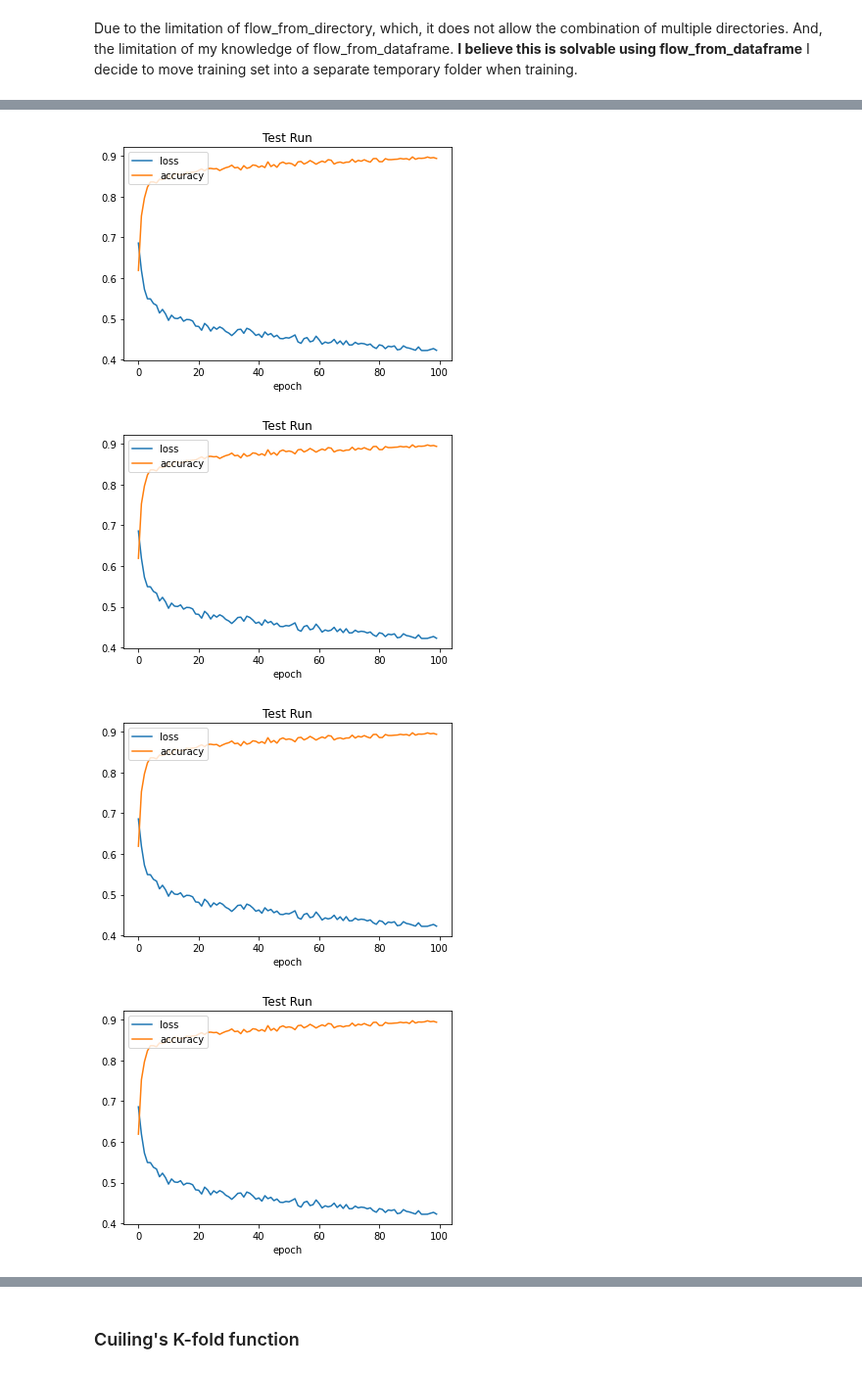
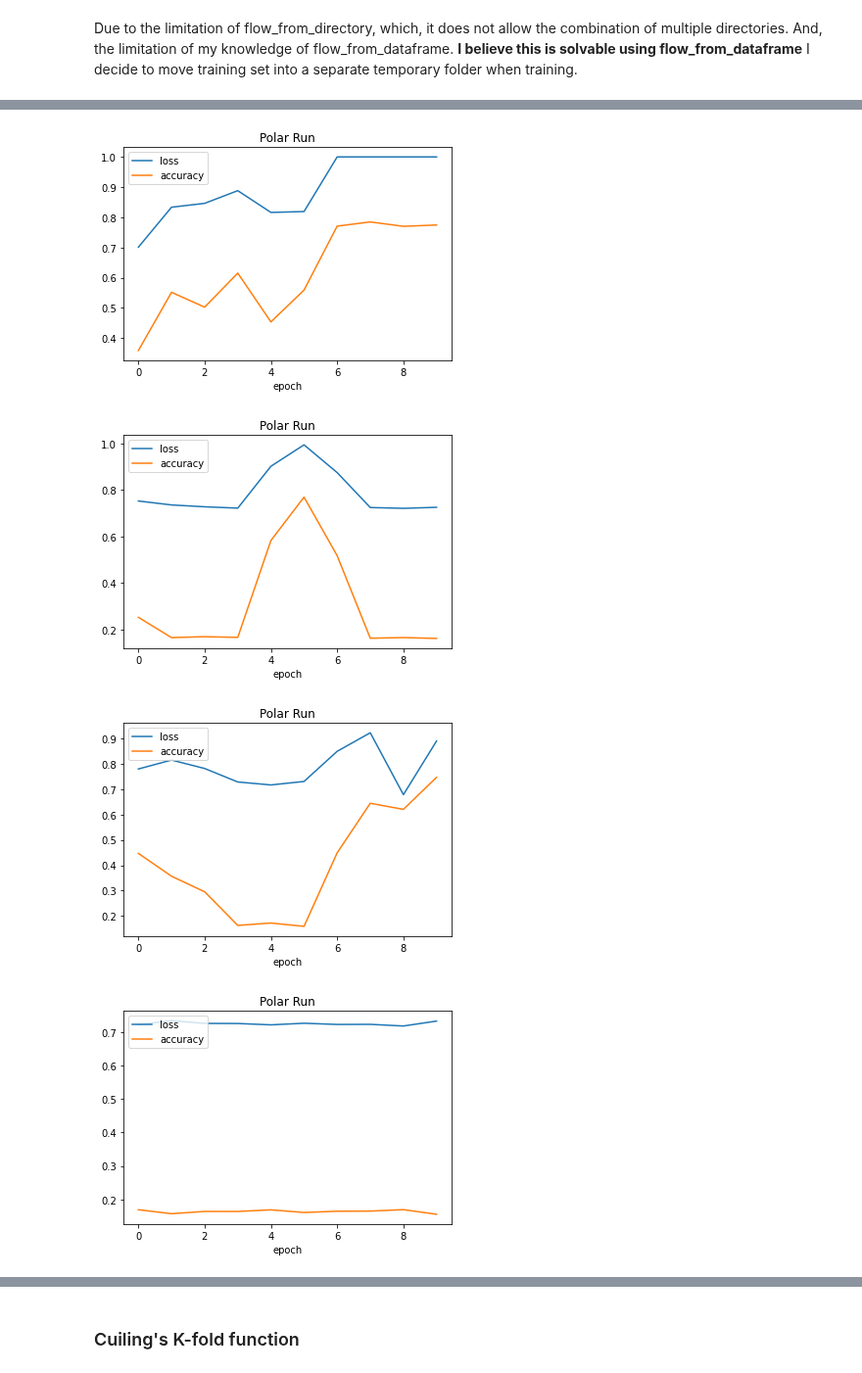
Before and after one commit to smith-scram-lab/Iterative-Unet, a Jupyter notebook: learn.ipynb, the cells around one changed output, grey strips where cells are left out. Shown at 98% size. Cells and saved outputs as stored; diff of their text form; code cells hidden in the pictures.

Commit message:
k-fold polar&cartesian

```diff
--- a/learn.ipynb
+++ b/learn.ipynb
@@ -91,7 +91,7 @@ _P2C_ is the dice scores of the predictions generated by the same Unet P as ment
 #file_name = 'analysis_dice_back_Test_C.npy'
 #file_name = 'analysis_dice_back_Test_P.npy'
 #file_name = 'analysis_dice_back_Test_P2C.npy'
-file_name = 'analysis_dice_back_Train_C.npy'
+file_name = 'analysis_dice_back_Train_P.npy'
 
 np_file = os.path.join(PARAM_PATH_SCORES, file_name)
 #load npy file
@@ -201,13 +261,21 @@ Epoch 100: loss did not improve from 0.42229
 # %%
-for single_run in score:
-    plt.plot(test_run.history['loss'])
-    plt.plot(test_run.history['accuracy'])
-    plt.title('Test Run')
+for single_run in Polar_history:
+    plt.plot(single_run.history['loss'])
+    plt.plot(single_run.history['accuracy'])
+    plt.title('Polar Run')
     plt.xlabel('epoch')
     plt.legend(['loss', 'accuracy'], loc='upper left')
     plt.show()
+print('________________________________________________')
+for single_run in Cartesian_history:
+    plt.plot(single_run.history['loss'])
+    plt.plot(single_run.history['accuracy'])
+    plt.title('Cartesian Run')
+    plt.xlabel('epoch')
+    plt.legend(['loss', 'accuracy'], loc='upper left')
+    plt.show()
 # %% [output]
-[figure, old version]
+[figure, new version]
-[figure, old version]
+[figure, new version]
-[figure, old version]
+[figure, new version]
-[figure, old version]
+[figure, new version]
```
Also changed, not shown: parts of 3 cells of this notebook, 1 other file.
